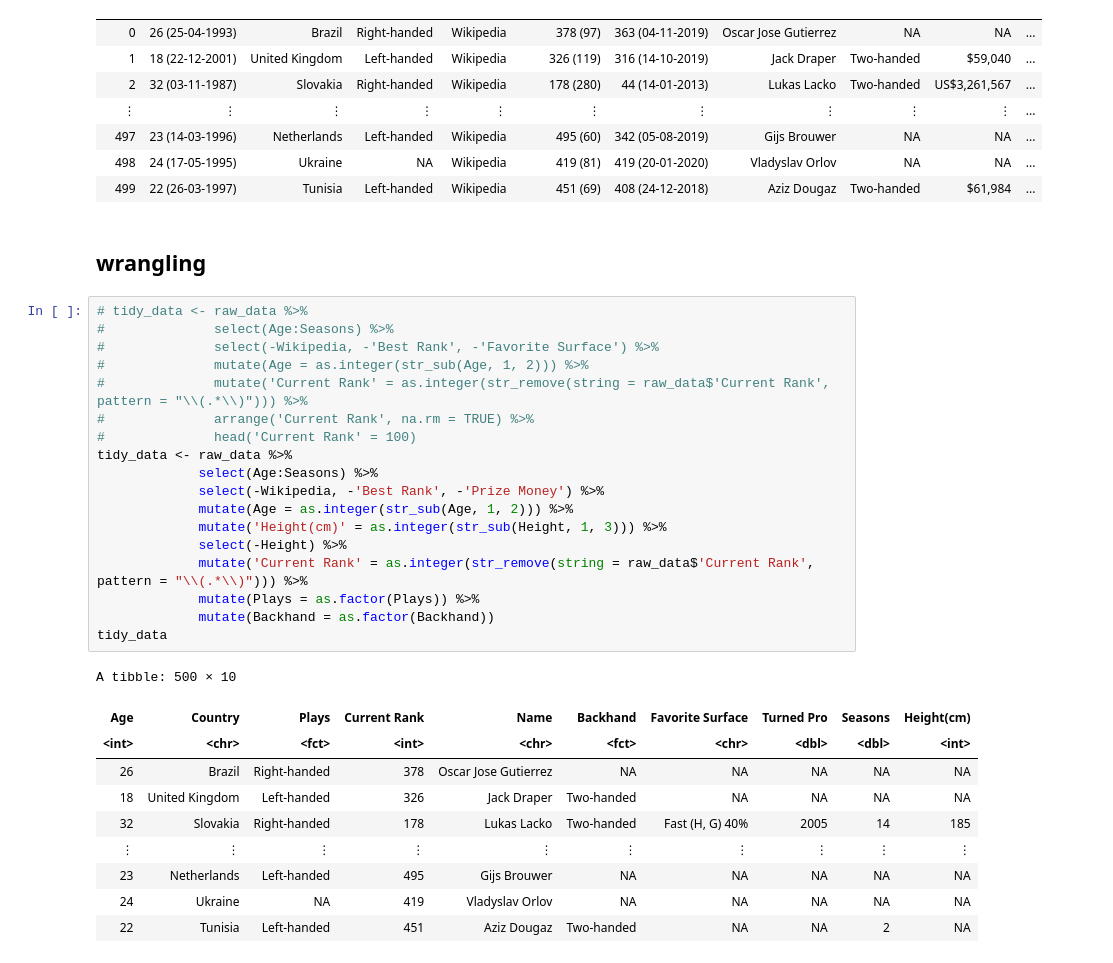
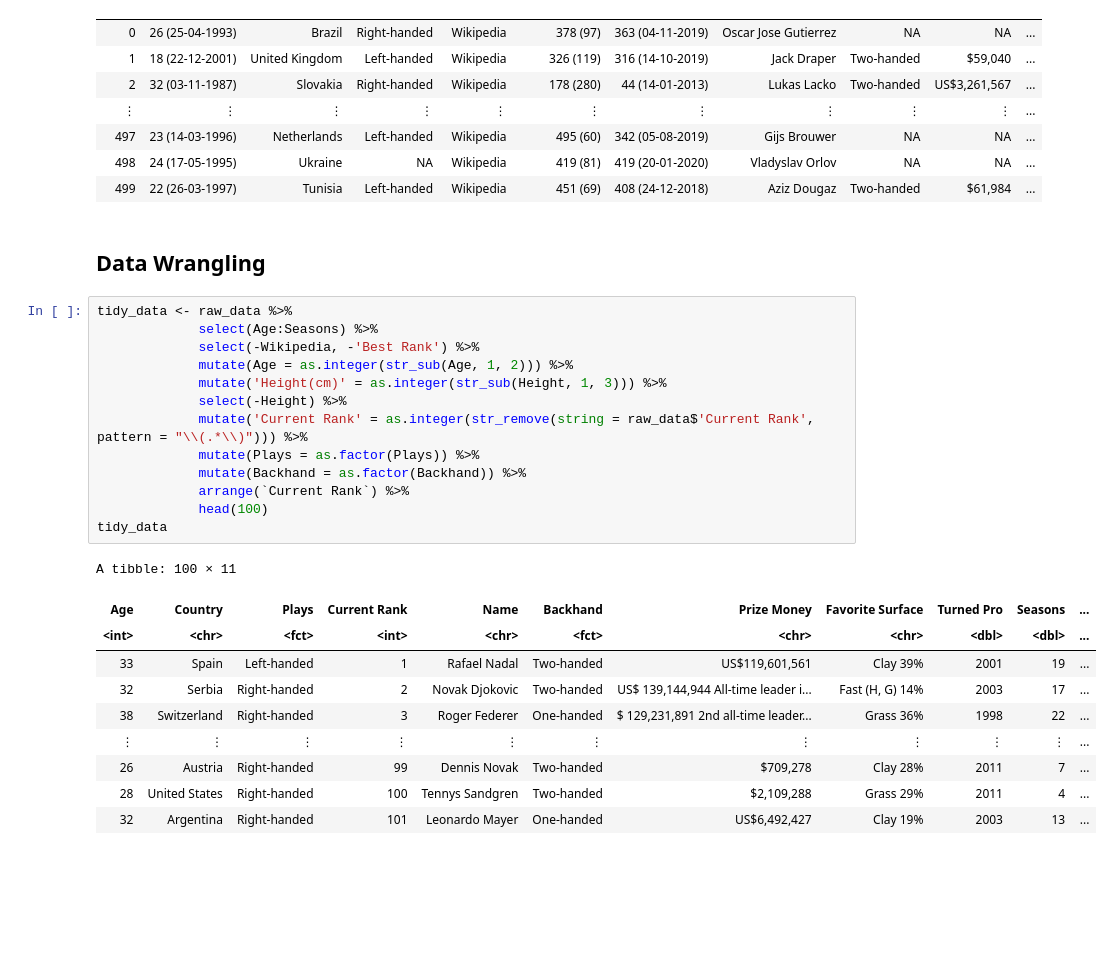
Before and after one commit to RaymondZhang20/Data-Prodiction, a Jupyter notebook: analysis.ipynb, the cells around one changed output. Drawn from its saved outputs; the diff is of its cells as text; blank space fills up the shorter version.

```diff
--- a/analysis.ipynb
+++ b/analysis.ipynb
@@ -63,35 +63,30 @@ A spec_tbl_df: 500 × 38
 | 497 | 23 (14-03-1996) | Netherlands | Left-handed | Wikipedia | 495 (60) | 342 (05-08-2019) | Gijs Brouwer | NA | NA | ... |
 | 498 | 24 (17-05-1995) | Ukraine | NA | Wikipedia | 419 (81) | 419 (20-01-2020) | Vladyslav Orlov | NA | NA | ... |
 | 499 | 22 (26-03-1997) | Tunisia | Left-handed | Wikipedia | 451 (69) | 408 (24-12-2018) | Aziz Dougaz | Two-handed | $61,984 | ... |
-# %% [markdown]
-## wrangling
+# %% [markdown]
+## Data Wrangling
 # %%
-# tidy_data <- raw_data %>%
-#              select(Age:Seasons) %>%
-#              select(-Wikipedia, -'Best Rank', -'Favorite Surface') %>%
-#              mutate(Age = as.integer(str_sub(Age, 1, 2))) %>%
-#              mutate('Current Rank' = as.integer(str_remove(string = raw_data$'Current Rank', pattern = "\\(.*\\)"))) %>%
-#              arrange('Current Rank', na.rm = TRUE) %>%
-#              head('Current Rank' = 100)
 tidy_data <- raw_data %>%
              select(Age:Seasons) %>%
-             select(-Wikipedia, -'Best Rank', -'Prize Money') %>%
+             select(-Wikipedia, -'Best Rank') %>%
              mutate(Age = as.integer(str_sub(Age, 1, 2))) %>%
              mutate('Height(cm)' = as.integer(str_sub(Height, 1, 3))) %>%
              select(-Height) %>%
              mutate('Current Rank' = as.integer(str_remove(string = raw_data$'Current Rank', pattern = "\\(.*\\)"))) %>%
              mutate(Plays = as.factor(Plays)) %>%
-             mutate(Backhand = as.factor(Backhand))
+             mutate(Backhand = as.factor(Backhand)) %>%
+             arrange(`Current Rank`) %>%
+             head(100)
 tidy_data
 # %% [output]
-A tibble: 500 × 10
+A tibble: 100 × 11
-| Age | Country | Plays | Current Rank | Name | Backhand | Favorite Surface | Turned Pro | Seasons | Height(cm) |
-| <int> | <chr> | <fct> | <int> | <chr> | <fct> | <chr> | <dbl> | <dbl> | <int> |
-| 26 | Brazil | Right-handed | 378 | Oscar Jose Gutierrez | NA | NA | NA | NA | NA |
-| 18 | United Kingdom | Left-handed | 326 | Jack Draper | Two-handed | NA | NA | NA | NA |
-| 32 | Slovakia | Right-handed | 178 | Lukas Lacko | Two-handed | Fast (H, G) 40% | 2005 | 14 | 185 |
-| ⋮ | ⋮ | ⋮ | ⋮ | ⋮ | ⋮ | ⋮ | ⋮ | ⋮ | ⋮ |
-| 23 | Netherlands | Left-handed | 495 | Gijs Brouwer | NA | NA | NA | NA | NA |
-| 24 | Ukraine | NA | 419 | Vladyslav Orlov | NA | NA | NA | NA | NA |
-| 22 | Tunisia | Left-handed | 451 | Aziz Dougaz | Two-handed | NA | NA | 2 | NA |
+| Age | Country | Plays | Current Rank | Name | Backhand | Prize Money | Favorite Surface | Turned Pro | Seasons | ... |
+| <int> | <chr> | <fct> | <int> | <chr> | <fct> | <chr> | <chr> | <dbl> | <dbl> | ... |
+| 33 | Spain | Left-handed | 1 | Rafael Nadal | Two-handed | US$119,601,561 | Clay 39% | 2001 | 19 | ... |
+| 32 | Serbia | Right-handed | 2 | Novak Djokovic | Two-handed | US$ 139,144,944 All-time leader i... | Fast (H, G) 14% | 2003 | 17 | ... |
+| 38 | Switzerland | Right-handed | 3 | Roger Federer | One-handed | $ 129,231,891 2nd all-time leader... | Grass 36% | 1998 | 22 | ... |
+| ⋮ | ⋮ | ⋮ | ⋮ | ⋮ | ⋮ | ⋮ | ⋮ | ⋮ | ⋮ | ... |
+| 26 | Austria | Right-handed | 99 | Dennis Novak | Two-handed | $709,278 | Clay 28% | 2011 | 7 | ... |
+| 28 | United States | Right-handed | 100 | Tennys Sandgren | Two-handed | $2,109,288 | Grass 29% | 2011 | 4 | ... |
+| 32 | Argentina | Right-handed | 101 | Leonardo Mayer | One-handed | US$6,492,427 | Clay 19% | 2003 | 13 | ... |
 # %%
```
Also changed, not shown: parts of 2 cells of this notebook.
